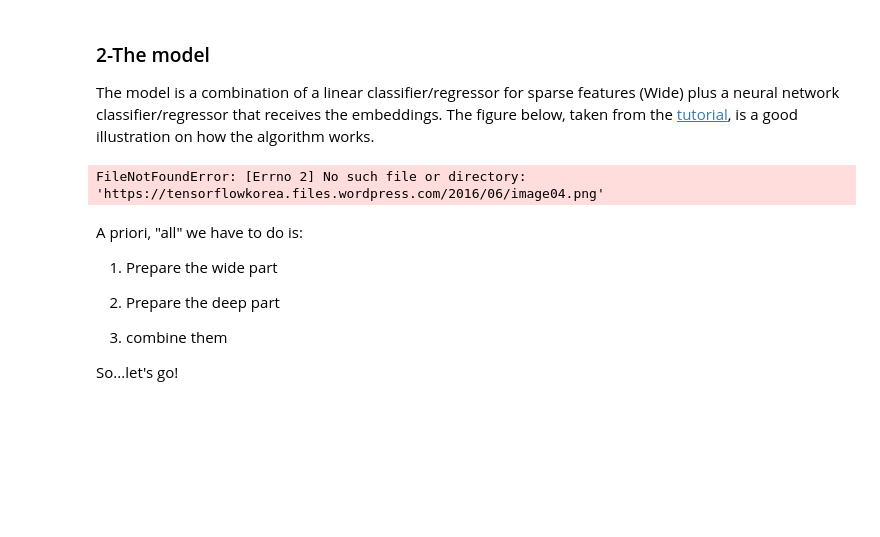
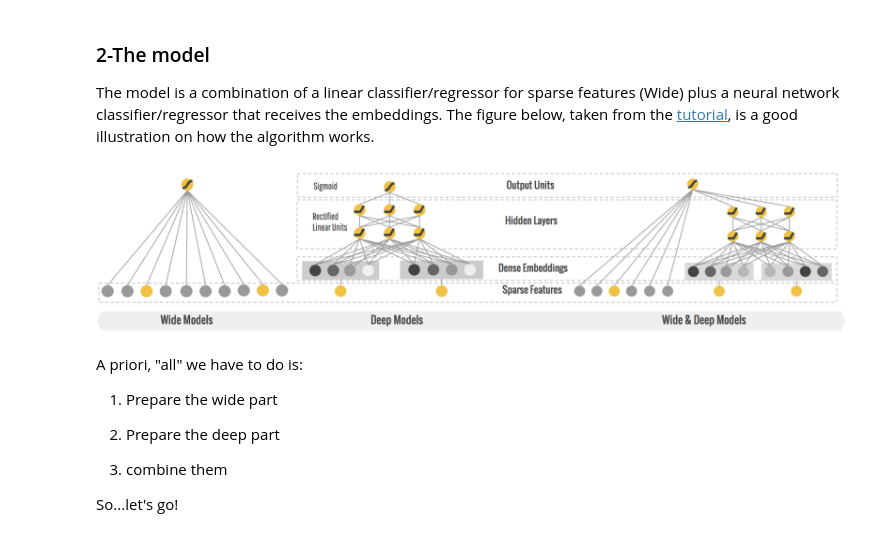
Before and after one commit to jrzaurin/pytorch-widedeep, a Jupyter notebook: demo2_building_blocks.ipynb, the cells around one changed output. Drawn from its saved outputs; the diff is of its cells as text; code cells hidden in the pictures; blank space fills up the shorter version.

```diff
--- a/demo2_building_blocks.ipynb
+++ b/demo2_building_blocks.ipynb
@@ -55,10 +55,10 @@ train_dataset(wide=array([[46, 50,  0, ...,  0,  0,  0],
 The model is a combination of a linear classifier/regressor for sparse features (Wide) plus a neural network classifier/regressor that receives the embeddings. The figure below, taken from the [tutorial](https://www.tensorflow.org/tutorials/wide_and_deep), is a good illustration on how the algorithm works.
 # %%
 from IPython.display import Image
-PATH = "/Users/javier/Desktop/wide_deep.png"
+PATH = "./image04.png"
 Image(filename = PATH, width=1000, height=500)
 # %% [output]
-FileNotFoundError: [Errno 2] No such file or directory: 'https://tensorflowkorea.files.wordpress.com/2016/06/image04.png'
+[figure, added]
 # %% [markdown]
 A priori, "all" we have to do is:
 
```
Also changed, not shown: 1 other file.
